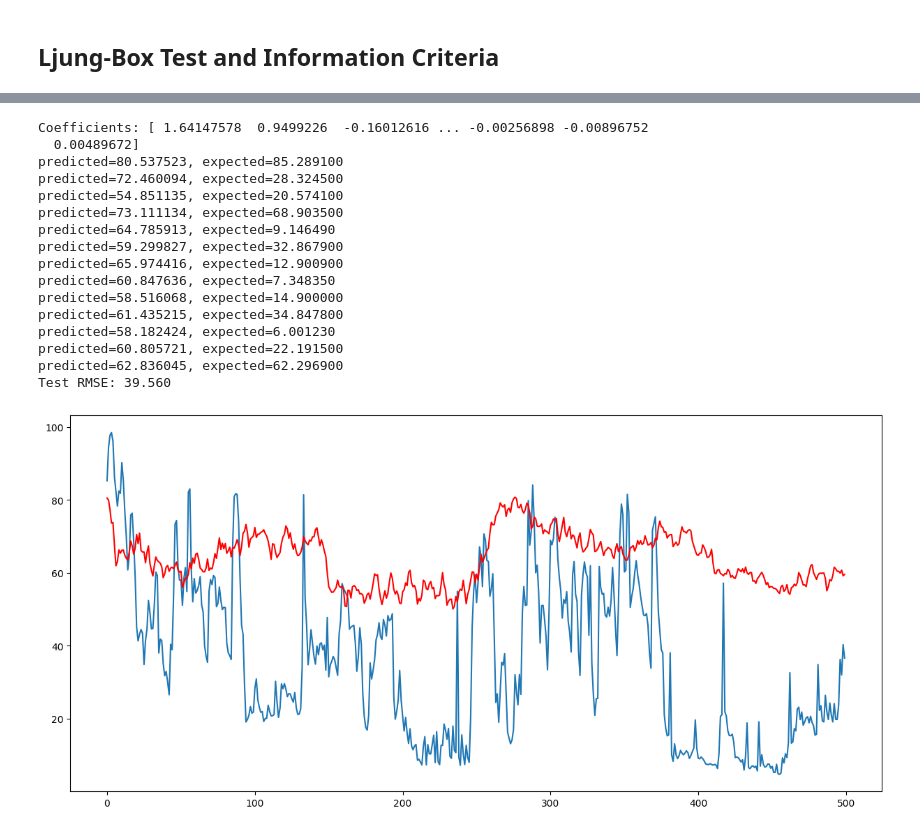
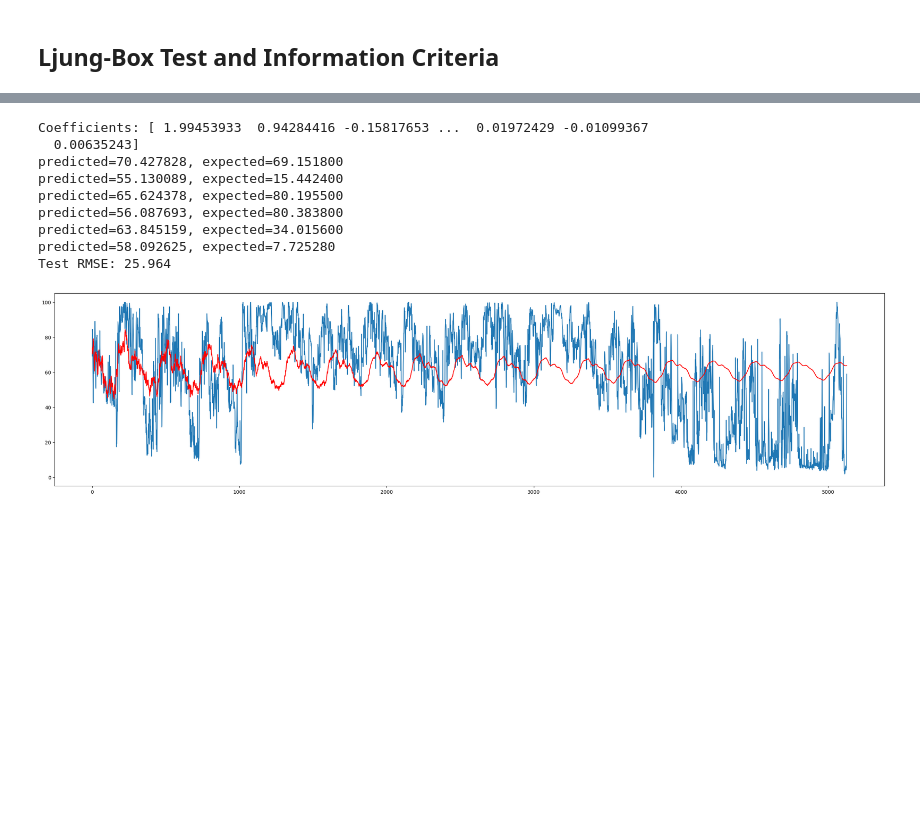
Before and after one commit to AlesKas/DIP, a Jupyter notebook: network_analytics_ar.ipynb, the cells around one changed output, grey strips where cells are left out. Drawn from its saved outputs; the diff is of its cells as text; code cells hidden in the pictures; blank space fills up the shorter version.

```diff
--- a/network_analytics_ar.ipynb
+++ b/network_analytics_ar.ipynb
@@ -59,5 +61,7 @@ plt.show()
 ## Ljung-Box Test and Information Criteria
 # %%
 X = series.values
-size = int(len(X) * 0.95)
+size = int(len(X) * 0.80)
 train, test = X[0:size], X[size:len(X)]
+print(len(train))
+print(len(test))
@@ -126,35 +131,29 @@ Selected Order (p): 1
 # %%
 # train autoregression
-model = AutoReg(train, lags=len(X)-size)
+LAGS = 1400
+model = AutoReg(train, lags=LAGS)
 model_fit = model.fit()
 print('Coefficients: %s' % model_fit.params)
 # make predictions
 predictions = model_fit.predict(start=len(train), end=len(train)+len(test)-1, dynamic=False)
 for i in range(len(predictions)):
-    if i % 100 == 0:
+    if i % 1000 == 0:
         print('predicted=%f, expected=%f' % (predictions[i], test[i]))
 rmse = sqrt(mean_squared_error(test, predictions))
 print('Test RMSE: %.3f' % rmse)
 # plot results
-plt.figure(figsize=(15,7))
-plt.plot(test[:500])
-plt.plot(predictions[:500], color='red')
+plt.figure(figsize=(30,7))
+plt.plot(test)
+plt.plot(predictions, color='red')
 plt.show()
 # %% [output]
-Coefficients: [ 1.64147578  0.9499226  -0.16012616 ... -0.00256898 -0.00896752
-  0.00489672]
-predicted=80.537523, expected=85.289100
-predicted=72.460094, expected=28.324500
-predicted=54.851135, expected=20.574100
-predicted=73.111134, expected=68.903500
-predicted=64.785913, expected=9.146490
-predicted=59.299827, expected=32.867900
-predicted=65.974416, expected=12.900900
-predicted=60.847636, expected=7.348350
-predicted=58.516068, expected=14.900000
-predicted=61.435215, expected=34.847800
-predicted=58.182424, expected=6.001230
-predicted=60.805721, expected=22.191500
-predicted=62.836045, expected=62.296900
-Test RMSE: 39.560
+Coefficients: [ 1.99453933  0.94284416 -0.15817653 ...  0.01972429 -0.01099367
+  0.00635243]
+predicted=70.427828, expected=69.151800
+predicted=55.130089, expected=15.442400
+predicted=65.624378, expected=80.195500
+predicted=56.087693, expected=80.383800
+predicted=63.845159, expected=34.015600
+predicted=58.092625, expected=7.725280
+Test RMSE: 25.964
-[figure, old version]
+[figure, new version]
```
Also changed, not shown: parts of 9 cells of this notebook, 16 other files.
